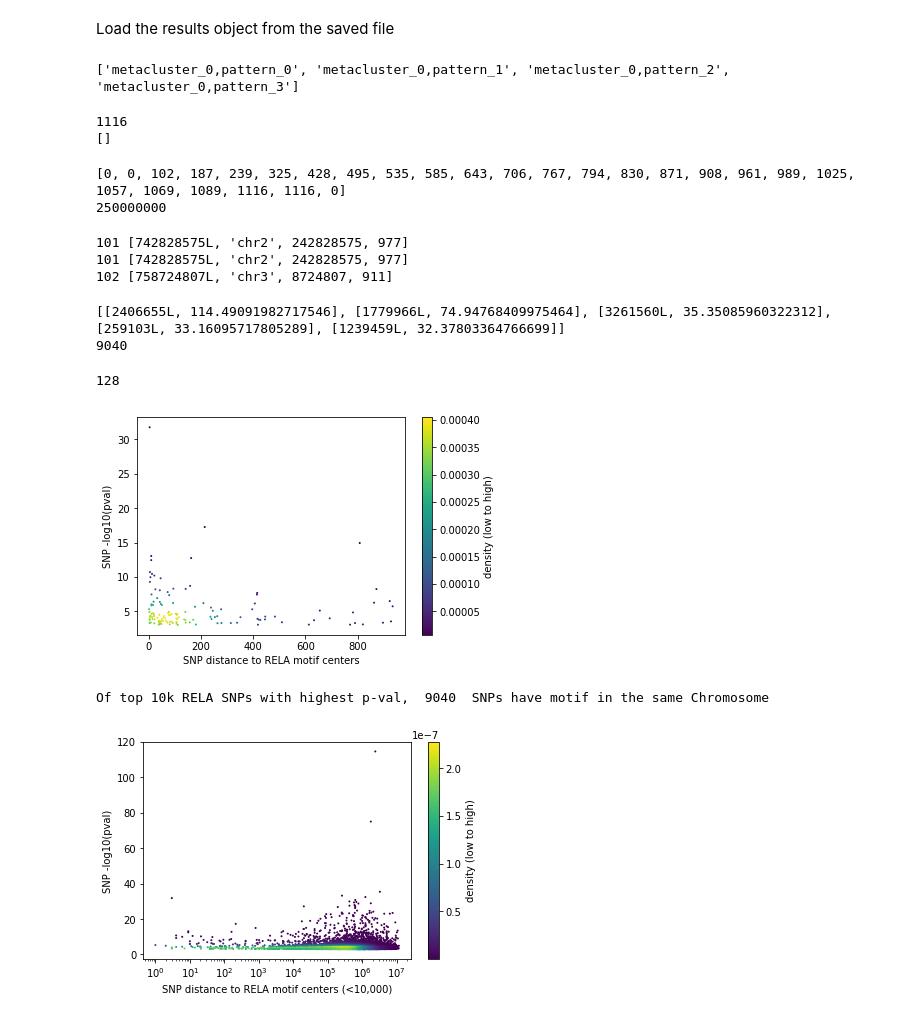
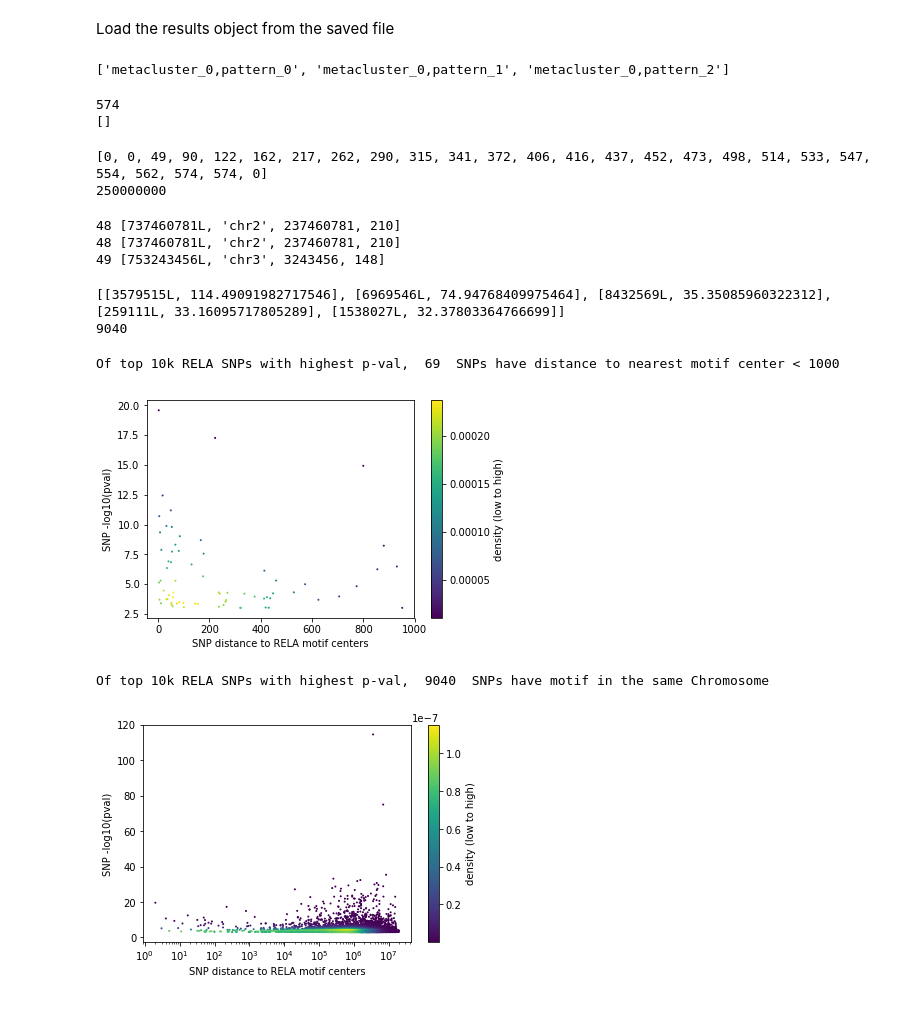
Before and after one commit to kundajelab/tfmodisco_bio_experiments, a Jupyter notebook: results/nandi/RELA/RELA_GM12878_refine_18_09_04/modisco.run2/SNP_enrichment.ipynb, the cells around one changed output. Cells and saved outputs as stored; diff of their text form; code cells hidden in the pictures.

```diff
--- a/results/nandi/RELA/RELA_GM12878_refine_18_09_04/modisco.run2/SNP_enrichment.ipynb
+++ b/results/nandi/RELA/RELA_GM12878_refine_18_09_04/modisco.run2/SNP_enrichment.ipynb
@@ -19,7 +19,7 @@ import theano
 import sys
 import argparse
 
-modisco_dir = "/home/ktian/kundajelab/tfnet/results/nandi/RELA/RELA_GM12878_18_08_25/"
+modisco_dir = "/home/ktian/kundajelab/tfnet/results/nandi/RELA/RELA_GM12878_refine_18_09_04/"
 #modisco_dir = "/Users/kat/kundajelab/tfnet/results/nandi/RELA/RELA_GM12878_18_08_25/"
 #modisco_dir = "../"
 
@@ -111,8 +111,8 @@ def log_odds_space(pwm, background,pseudocount):
     return np.array(new_pwm).transpose(1,0)
 
 score_prefix = "scores/hyp_scores_task_"
-input_name   = "subset_nobg.fa"
-input_tsv    = "subset_nobg.tsv"
+input_name   = "interpret.fa"
+input_tsv    = "interpret.tsv"
 
 start_task = 0
 end_task   = 1
@@ -292,7 +290,7 @@ for metacluster_name in\
 
 print(all_pattern_names)
 # %% [output]
-['metacluster_0,pattern_0', 'metacluster_0,pattern_1', 'metacluster_0,pattern_2', 'metacluster_0,pattern_3']
+['metacluster_0,pattern_0', 'metacluster_0,pattern_1', 'metacluster_0,pattern_2']
 # %%
 all_patterns = [x for y in
                   sorted(loaded_tfmodisco_results
@@ -356,7 +354,7 @@ print(len(seqlets_to_score_true_labels))
 #print(seqlets_locs[:5])
 print(seqlets_locs_sorted[2595:2600])
 # %% [output]
-1116
+574
 []
 # %%
 from bisect import bisect_left
@@ -398,7 +396,7 @@ def find_nearest(my_list, my_idx):
     else:
        return pos-1, before
 # %% [output]
-[0, 0, 102, 187, 239, 325, 428, 495, 535, 585, 643, 706, 767, 794, 830, 871, 908, 961, 989, 1025, 1057, 1069, 1089, 1116, 1116, 0]
+[0, 0, 49, 90, 122, 162, 217, 262, 290, 315, 341, 372, 406, 416, 437, 452, 473, 498, 514, 533, 547, 554, 562, 574, 574, 0]
 250000000
 # %%
 pos, idx = find_nearest(idx_array, 742959999L)
@@ -408,9 +406,9 @@ print(pos, seqlets_locs_sorted[pos])
 pos, idx = find_nearest(idx_array, 750000000L)
 print(pos, seqlets_locs_sorted[pos])
 # %% [output]
-101 [742828575L, 'chr2', 242828575, 977]
-101 [742828575L, 'chr2', 242828575, 977]
-102 [758724807L, 'chr3', 8724807, 911]
+48 [737460781L, 'chr2', 237460781, 210]
+48 [737460781L, 'chr2', 237460781, 210]
+49 [753243456L, 'chr3', 3243456, 148]
 # %%
 import math
 
@@ -434,7 +432,7 @@ with open(snp_dir + "RELA_10k.txt") as in_fh:
 print(snp_list[:5])
 print(len(snp_list))
 # %% [output]
-[[2406655L, 114.49091982717546], [1779966L, 74.94768409975464], [3261560L, 35.35085960322312], [259103L, 33.16095717805289], [1239459L, 32.37803364766699]]
+[[3579515L, 114.49091982717546], [6969546L, 74.94768409975464], [8432569L, 35.35085960322312], [259111L, 33.16095717805289], [1538027L, 32.37803364766699]]
 9040
 # %%
 logging.basicConfig(
@@ -448,6 +446,7 @@ import matplotlib.pyplot as plt
 import numpy as np
 import matplotlib
 from scipy.stats import gaussian_kde
+tf = 'RELA'
 
 #fig=plt.figure(figsize=(10, 8), dpi= 100)
 snp_dist = [item[0] for item in snp_list if item[1] > 0 and item[0] <= 1000]
@@ -458,7 +457,7 @@ y=snp_pval
 xy = np.vstack([x,y])
 z = gaussian_kde(xy)(xy)
 
-print(len(snp_dist))
+print("Of top 10k "+tf+" SNPs with highest p-val, ", len(snp_dist), " SNPs have distance to nearest motif center < 1000")
 plt.scatter(snp_dist, snp_pval, 1, c=z, alpha=1, marker='o', label=".")
 plt.xlabel("SNP distance to RELA motif centers")
 plt.ylabel("SNP -log10(pval)")
@@ -469,8 +468,8 @@ plt.show()
 
 # https://stackoverflow.com/questions/20105364/how-can-i-make-a-scatter-plot-colored-by-density-in-matplotlib
 # %% [output]
-128
+Of top 10k RELA SNPs with highest p-val,  69  SNPs have distance to nearest motif center < 1000
-[figure, old version]
+[figure, new version]
 # %%
 '''
 
@@ -501,36 +500,35 @@ plt.show()
 
 # https://stackoverflow.com/questions/20105364/how-can-i-make-a-scatter-plot-colored-by-density-in-matplotlib
 '''
-tf = 'RELA'
 %matplotlib inline
 
 import matplotlib.pyplot as plt
 import numpy as np
 import matplotlib
 from scipy.stats import gaussian_kde
 
 for item in snp_list:
     if item[0] == 0:
         item[0] = 0.1
 #fig=plt.figure(figsize=(10, 8), dpi= 100)
 snp_dist = [item[0] for item in snp_list]
 snp_pval = [item[1] for item in snp_list]
 
 x=snp_dist
 y=snp_pval
 xy = np.vstack([x,y])
 z = gaussian_kde(xy)(xy)
 
 print("Of top 10k "+tf+" SNPs with highest p-val, ", len(snp_dist), " SNPs have motif in the same Chromosome")
 plt.scatter(snp_dist, snp_pval, 1, c=z, alpha=1, marker='o', label=".")
 plt.xscale('log')
 #plt.yscale('log')
-plt.xlabel("SNP distance to "+ tf +" motif centers (<10,000)")
+plt.xlabel("SNP distance to "+ tf +" motif centers")
 plt.ylabel("SNP -log10(pval)")
 plt.colorbar(label='density (low to high)')
 
 #plt.legend(loc=2)
 plt.show()
 # %% [output]
 Of top 10k RELA SNPs with highest p-val,  9040  SNPs have motif in the same Chromosome
-[figure, old version]
+[figure, new version]
```
Also changed, not shown: parts of 2 cells of this notebook, 2 other files.
